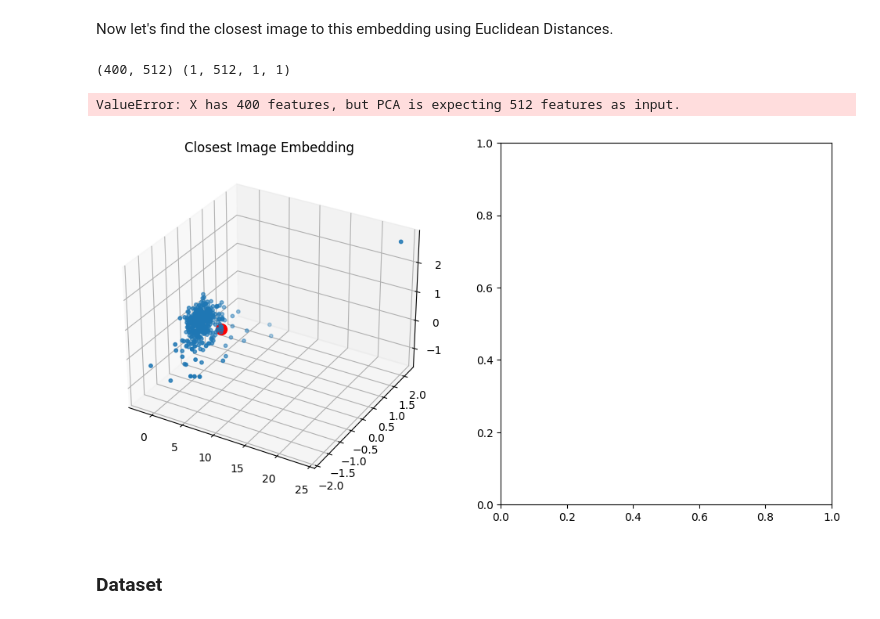
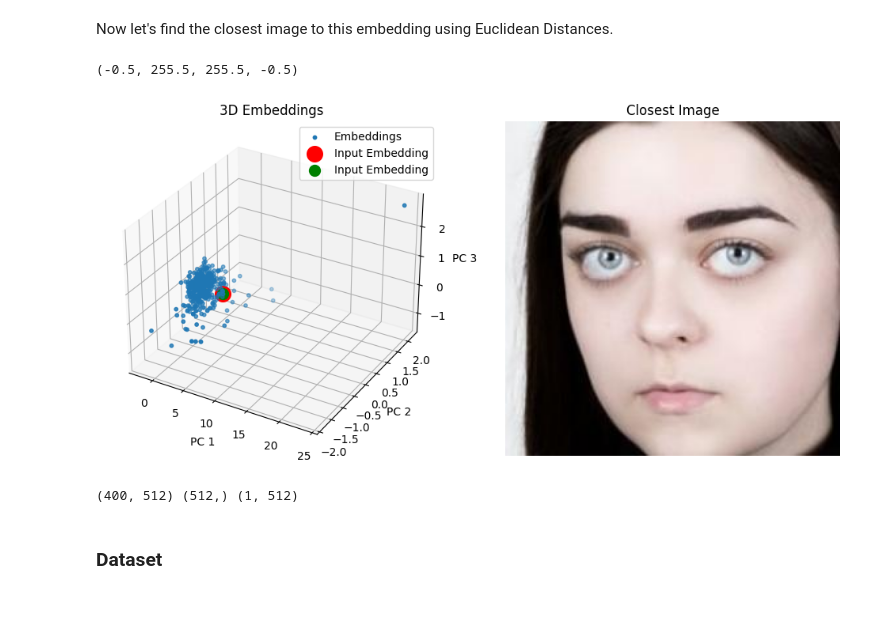
Before and after one commit to LucaFranceschi01/DL-2024, a Jupyter notebook: FINAL/test.ipynb, the cells around one changed output. Cells and saved outputs as stored; diff of their text form; code cells hidden in the pictures.

```diff
--- a/FINAL/test.ipynb
+++ b/FINAL/test.ipynb
@@ -379,7 +379,7 @@ def visualize_embeddings_3d(ax, embeddings, labels, input=None, closest=None):
     scatter_3d = ax.scatter(reduced_embeddings_3d[:, 0], reduced_embeddings_3d[:, 1], reduced_embeddings_3d[:, 2], s=10, label='Embeddings')
     if input is not None:
         input_3d = pca_3d.transform(input.reshape(1, -1))
-        ax.scatter(input_3d[:, 0], input_3d[:, 1], input_3d[:, 2], color='red', s=100, label='Input Embedding')
+        ax.scatter(input_3d[:, 0], input_3d[:, 1], input_3d[:, 2], color='red', s=200, label='Input Embedding')
     if closest is not None:
         closest_3d = pca_3d.transform(closest.reshape(1, -1))
         ax.scatter(closest_3d[:, 0], closest_3d[:, 1], closest_3d[:, 2], color='green', s=100, label='Input Embedding')
@@ -427,30 +427,31 @@ visualize_embeddings_3d(axs[1], embeddings, labels, input=embedded_image)
 [figure]
 # %% [markdown]
 Now let's find the closest image to this embedding using Euclidean Distances.
+# %%
+distances = np.linalg.norm(embeddings.T - embedded_image, axis=0)
+closest_index = np.argmin(distances)
+closest_embedding = embeddings[closest_index, :]
+closest_embedding = closest_embedding.reshape(1, -1)
+closest_image_path = dataset.indexer[math.floor(closest_index/2)][closest_index%2]
+
+fig = plt.figure(figsize=(12, 6))
+axs = [fig.add_subplot(1, 2, 1, projection='3d'), fig.add_subplot(1, 2, 2)]
+
+embedded_image = embedded_image.squeeze()
+axs[0].set_title('Closest Image Embedding')
+visualize_embeddings_3d(axs[0], embeddings, labels, input=embedded_image, closest=closest_embedding)
+
+
+axs[1].set_title('Closest Image')
+axs[1].imshow(Image.open(data_path + closest_image_path))
+axs[1].axis('off')
+# %% [output]
+(-0.5, 255.5, 255.5, -0.5)
+[figure, added]
 # %%
-print(embeddings.shape, embedded_image.shape)
+print(embeddings.shape, embedded_image.shape, closest_embedding.shape)
 # %% [output]
-(400, 512) (1, 512, 1, 1)
+(400, 512) (512,) (1, 512)
-# %%
-distances = np.linalg.norm(embeddings.T - embedded_image, axis=0)
-closest_index = np.argmin(distances)
-closest_embedding = embeddings[:, closest_index]
-closest_image_path = dataset.indexer[math.floor(closest_index/2)][closest_index%2]
-
-fig = plt.figure(figsize=(12, 6))
-axs = [fig.add_subplot(1, 2, 1, projection='3d'), fig.add_subplot(1, 2, 2)]
-
-embedded_image = embedded_image.squeeze()
-axs[0].set_title('Closest Image Embedding')
-visualize_embeddings_3d(axs[0], embeddings, labels, input=embedded_image, closest=closest_embedding)
-
-
-axs[1].set_title('Closest Image')
-axs[1].imshow(Image.open(data_path + closest_image_path))
-axs[1].axis('off')
-# %% [output]
-ValueError: X has 400 features, but PCA is expecting 512 features as input.
-[figure, removed]
 # %% [markdown]
 ### Dataset
 # %%
```
Also changed, not shown: parts of 1 cell of this notebook.
